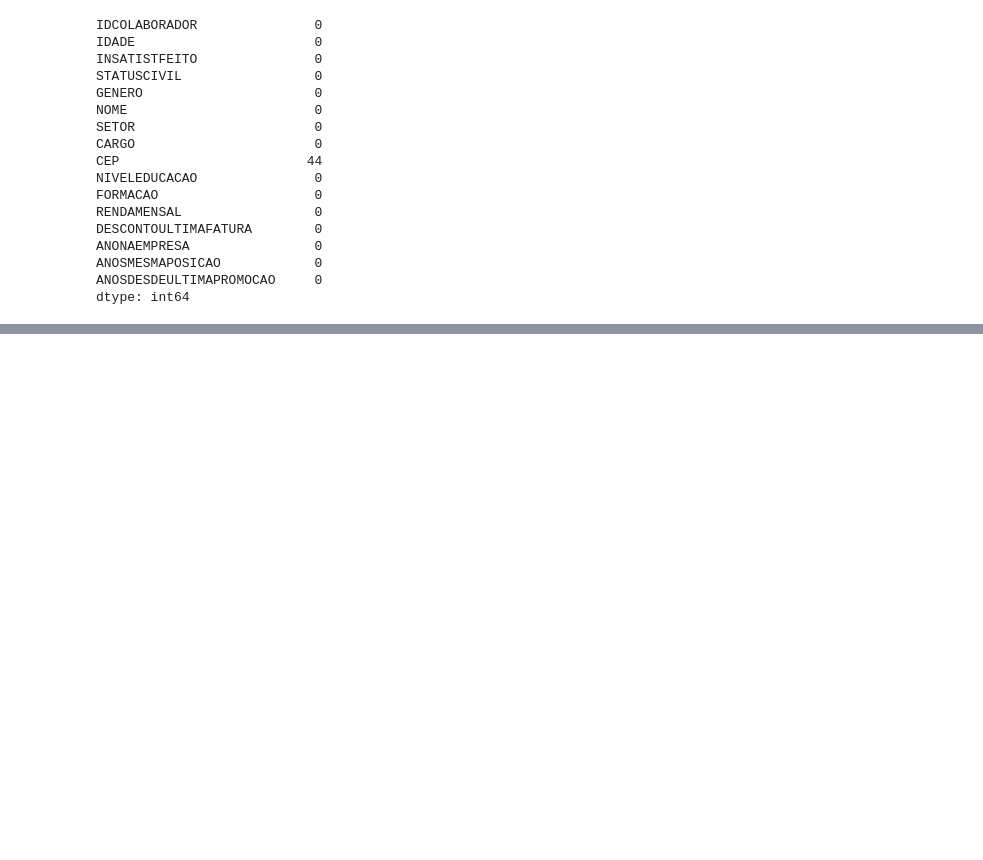
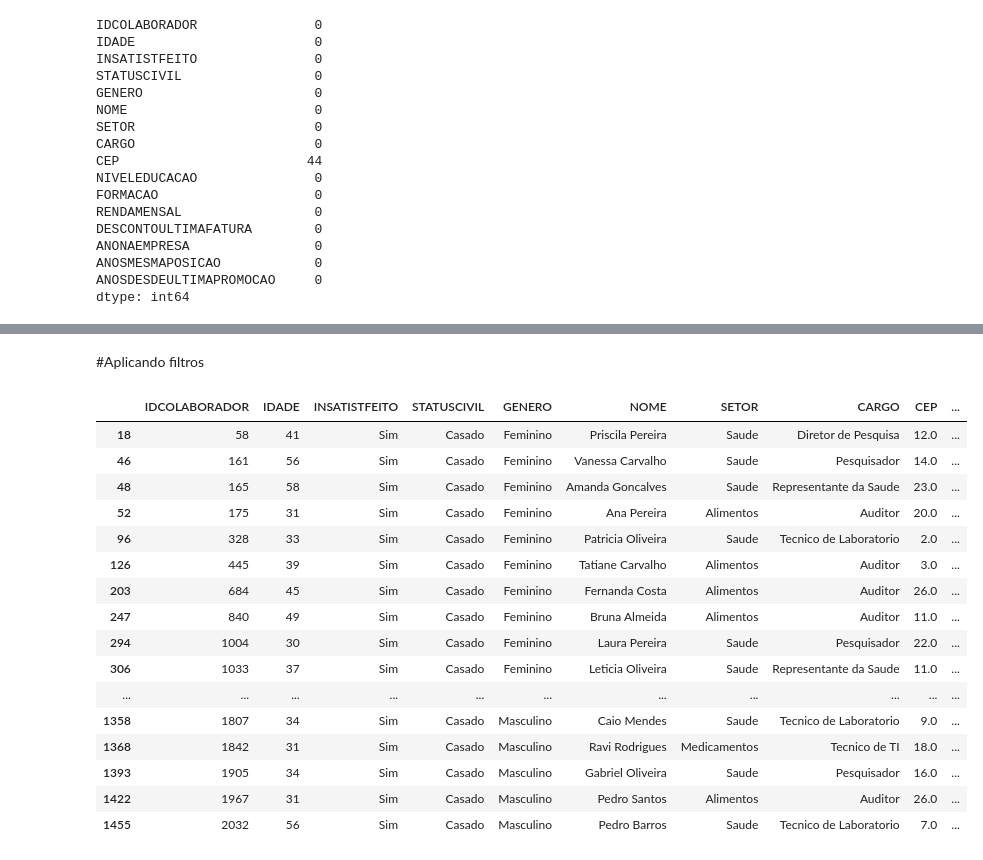
Before and after one commit to jonatasbx/Curso-CDIA, a Jupyter notebook: semana8.ipynb, the cells around one changed output, grey strips where cells are left out. Saved outputs shown, nothing was run; the diff lists cells and outputs as text; code cells hidden in the pictures; blank space fills up the shorter version.

Commit message:
2 Update
Bases filtradas e exportada para a pasta

```diff
--- a/semana8.ipynb
+++ b/semana8.ipynb
@@ -90,0 +127,26 @@ Name: IDADE, Length: 1470, dtype: int64
+# %% [markdown]
+#Aplicando filtros
+# %%
+base[
+    (base['IDADE']>=30)&
+    (base['STATUSCIVIL']=='Casado')&
+    (base['INSATISTFEITO']=="Sim")
+    ]
+# %% [output]
+|  | IDCOLABORADOR | IDADE | INSATISTFEITO | STATUSCIVIL | GENERO | NOME | SETOR | CARGO | CEP | ... |
+| 18 | 58 | 41 | Sim | Casado | Feminino | Priscila Pereira | Saude | Diretor de Pesquisa | 12.0 | ... |
+| 46 | 161 | 56 | Sim | Casado | Feminino | Vanessa Carvalho | Saude | Pesquisador | 14.0 | ... |
+| 48 | 165 | 58 | Sim | Casado | Feminino | Amanda Goncalves | Saude | Representante da Saude | 23.0 | ... |
+| 52 | 175 | 31 | Sim | Casado | Feminino | Ana Pereira | Alimentos | Auditor | 20.0 | ... |
+| 96 | 328 | 33 | Sim | Casado | Feminino | Patricia Oliveira | Saude | Tecnico de Laboratorio | 2.0 | ... |
+| 126 | 445 | 39 | Sim | Casado | Feminino | Tatiane Carvalho | Alimentos | Auditor | 3.0 | ... |
+| 203 | 684 | 45 | Sim | Casado | Feminino | Fernanda Costa | Alimentos | Auditor | 26.0 | ... |
+| 247 | 840 | 49 | Sim | Casado | Feminino | Bruna Almeida | Alimentos | Auditor | 11.0 | ... |
+| 294 | 1004 | 30 | Sim | Casado | Feminino | Laura Pereira | Saude | Pesquisador | 22.0 | ... |
+| 306 | 1033 | 37 | Sim | Casado | Feminino | Leticia Oliveira | Saude | Representante da Saude | 11.0 | ... |
+| ... | ... | ... | ... | ... | ... | ... | ... | ... | ... | ... |
+| 1358 | 1807 | 34 | Sim | Casado | Masculino | Caio Mendes | Saude | Tecnico de Laboratorio | 9.0 | ... |
+| 1368 | 1842 | 31 | Sim | Casado | Masculino | Ravi Rodrigues | Medicamentos | Tecnico de TI | 18.0 | ... |
+| 1393 | 1905 | 34 | Sim | Casado | Masculino | Gabriel Oliveira | Saude | Pesquisador | 16.0 | ... |
+| 1422 | 1967 | 31 | Sim | Casado | Masculino | Pedro Santos | Alimentos | Auditor | 26.0 | ... |
+| 1455 | 2032 | 56 | Sim | Casado | Masculino | Pedro Barros | Saude | Tecnico de Laboratorio | 7.0 | ... |
```
Also changed, not shown: parts of 10 cells of this notebook, 1 other file.
